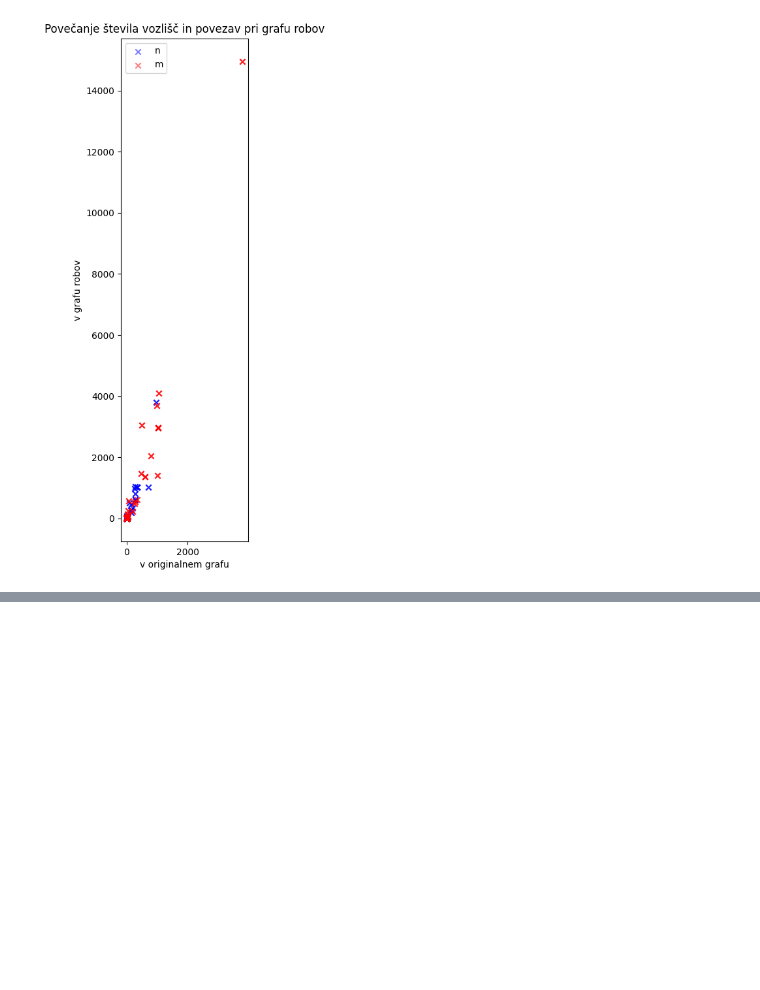
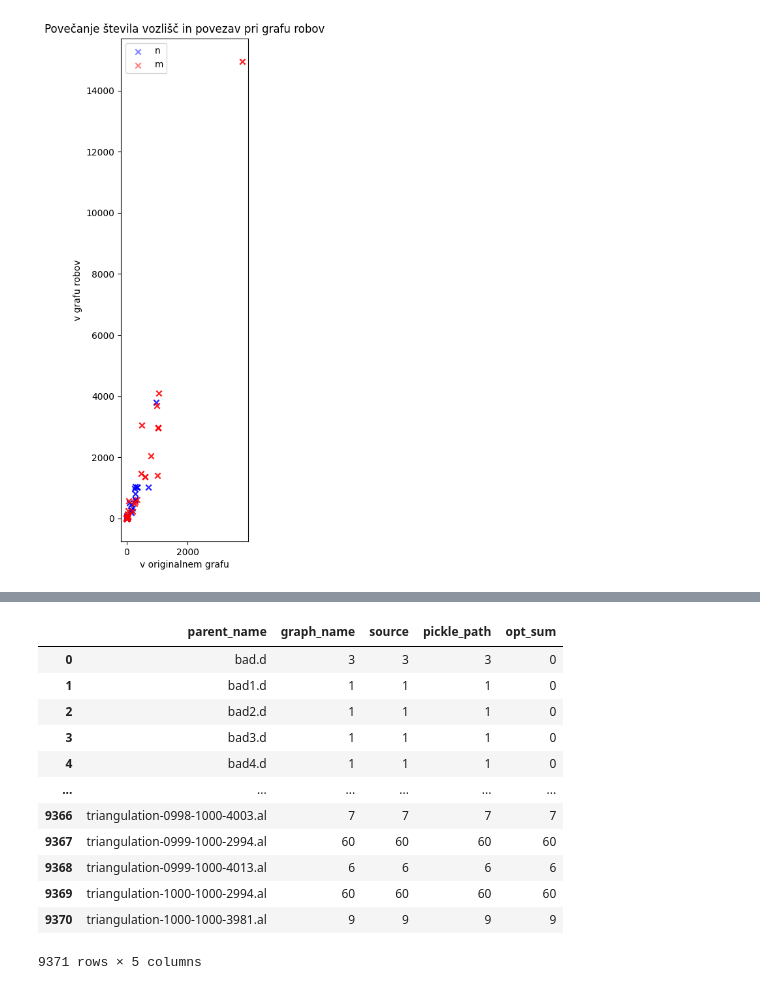
Before and after one commit to elgroselj/FAS, a Jupyter notebook: playground/visualize_chars.ipynb, the cells around one changed output, grey strips where cells are left out. Drawn from its saved outputs; the diff is of its cells as text; code cells hidden in the pictures; blank space fills up the shorter version.

```diff
--- a/playground/visualize_chars.ipynb
+++ b/playground/visualize_chars.ipynb
@@ -136,0 +154,17 @@ with open("../solvers/temp/line_graph_size.txt","r") as f:
+# %%
+dg = df.groupby("parent_name").count().reset_index()
+dg
+# %% [output]
+|  | parent_name | graph_name | source | pickle_path | opt_sum |
+| 0 | bad.d | 3 | 3 | 3 | 0 |
+| 1 | bad1.d | 1 | 1 | 1 | 0 |
+| 2 | bad2.d | 1 | 1 | 1 | 0 |
+| 3 | bad3.d | 1 | 1 | 1 | 0 |
+| 4 | bad4.d | 1 | 1 | 1 | 0 |
+| ... | ... | ... | ... | ... | ... |
+| 9366 | triangulation-0998-1000-4003.al | 7 | 7 | 7 | 7 |
+| 9367 | triangulation-0999-1000-2994.al | 60 | 60 | 60 | 60 |
+| 9368 | triangulation-0999-1000-4013.al | 6 | 6 | 6 | 6 |
+| 9369 | triangulation-1000-1000-2994.al | 60 | 60 | 60 | 60 |
+| 9370 | triangulation-1000-1000-3981.al | 9 | 9 | 9 | 9 |
+9371 rows × 5 columns
```
Also changed, not shown: parts of 2 cells of this notebook, 3 other files.
